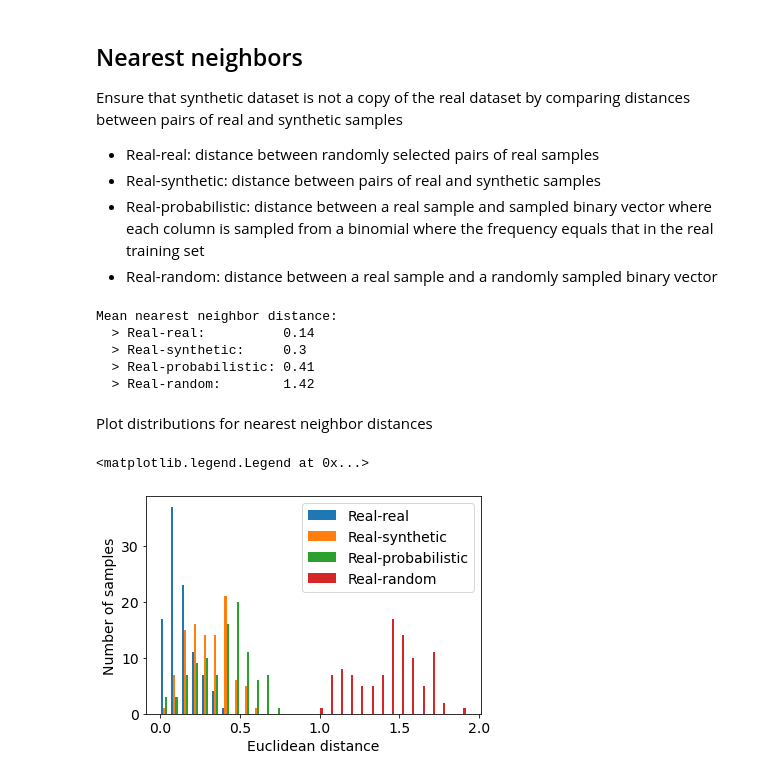
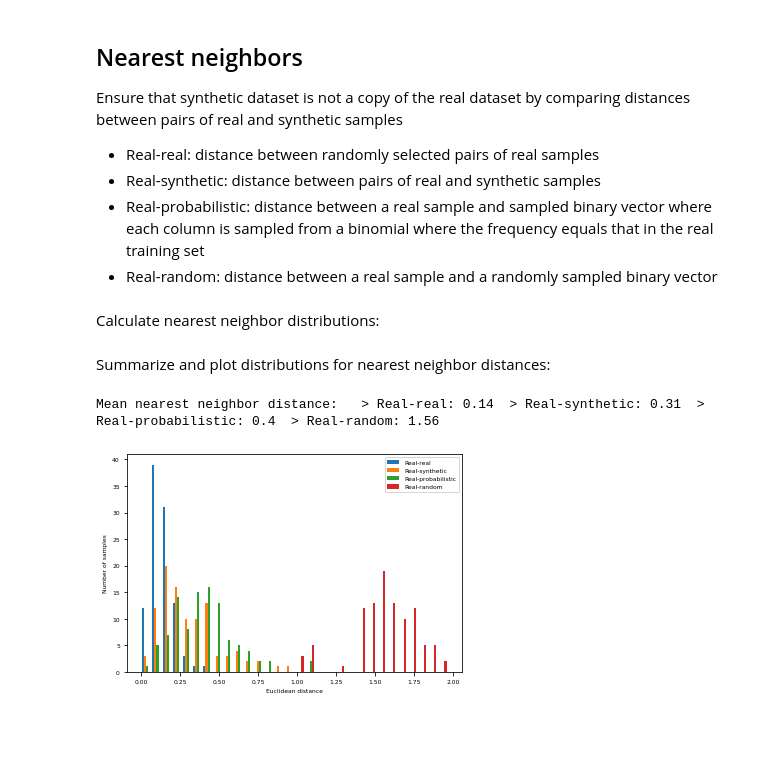
Before and after one commit to Innovate-For-Health/absehrd, a Jupyter notebook: absehrd_demo.ipynb, the cells around one changed output. Cells and saved outputs as stored; diff of their text form; code cells hidden in the pictures; blank space fills up the shorter version.

```diff
--- a/absehrd_demo.ipynb
+++ b/absehrd_demo.ipynb
@@ -255,6 +254,8 @@ Ensure that synthetic dataset is not a copy of the real dataset by comparing dis
 * Real-synthetic: distance between pairs of real and synthetic samples
 * Real-probabilistic: distance between a real sample and sampled binary vector where each column is sampled from a binomial where the frequency equals that in the real training set
 * Real-random: distance between a real sample and a randomly sampled binary vector
+# %% [markdown]
+Calculate nearest neighbor distributions:
 # %%
 n_nn_sample = 100
 dist_metric = 'euclidean'
@@ -263,32 +264,11 @@ n_decimal=2
 idx_r = np.random.randint(low=0, high=len(r), size=min((len(r), n_nn_sample)))
 idx_s = np.random.randint(low=0, high=len(s), size=min((len(s), n_nn_sample)))
 res_nn = pri.assess_memorization(r[idx_r,:], s[idx_s,:], metric=dist_metric)
-
-print('Mean nearest neighbor distance: ')
-print('  > Real-real:\t\t'+str(np.round(np.mean(res_nn['real']),n_decimal)))
-print('  > Real-synthetic:\t'+str(np.round(np.mean(res_nn['synth']),n_decimal)))
-print('  > Real-probabilistic: '+str(np.round(np.mean(res_nn['prob']),n_decimal)))
-print('  > Real-random:\t'+str(np.round(np.mean(res_nn['rand']),n_decimal)))
-# %% [output]
-Mean nearest neighbor distance:
-  > Real-real:          0.14
-  > Real-synthetic:     0.3
-  > Real-probabilistic: 0.41
-  > Real-random:        1.42
 # %% [markdown]
-Plot distributions for nearest neighbor distances
+Summarize and plot distributions for nearest neighbor distances:
-# %%
-fontsize = 14
-fig, ax2 = plt.subplots(1,1)
-ax2.hist((res_nn['real'], res_nn['synth'],
-          res_nn['prob'], res_nn['rand']),
-         bins=30,
-         label = ['Real-real','Real-synthetic','Real-probabilistic','Real-random'])
-ax2.set_xlabel(dist_metric.capitalize()+' distance', fontsize=fontsize)
-ax2.set_ylabel('Number of samples', fontsize=fontsize)
-ax2.tick_params(axis='x', labelsize=fontsize)
-ax2.tick_params(axis='y', labelsize=fontsize)
-ax2.legend(fontsize=fontsize)
-# %% [output]
-<matplotlib.legend.Legend at 0x...>
-[figure, removed]
+# %%
+print(pri.summarize(res_nn, analysis='nearest_neighbors'))
+res_plt = pri.plot(res_nn, analysis='nearest_neighbors')
+# %% [output]
+Mean nearest neighbor distance:   > Real-real: 0.14  > Real-synthetic: 0.31  > Real-probabilistic: 0.4  > Real-random: 1.56
+[figure, added]
```
Also changed, not shown: parts of 16 cells of this notebook, 1 other file.
